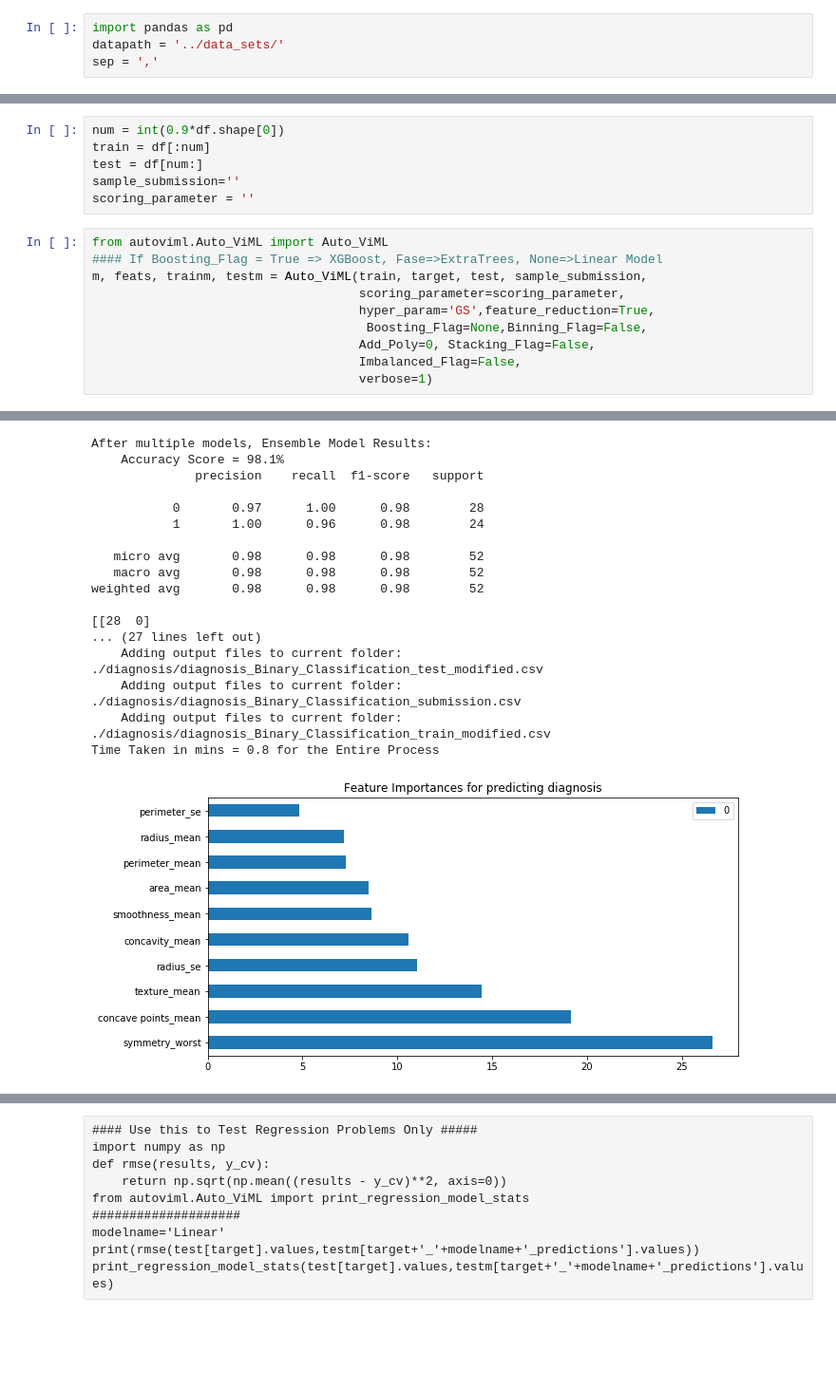
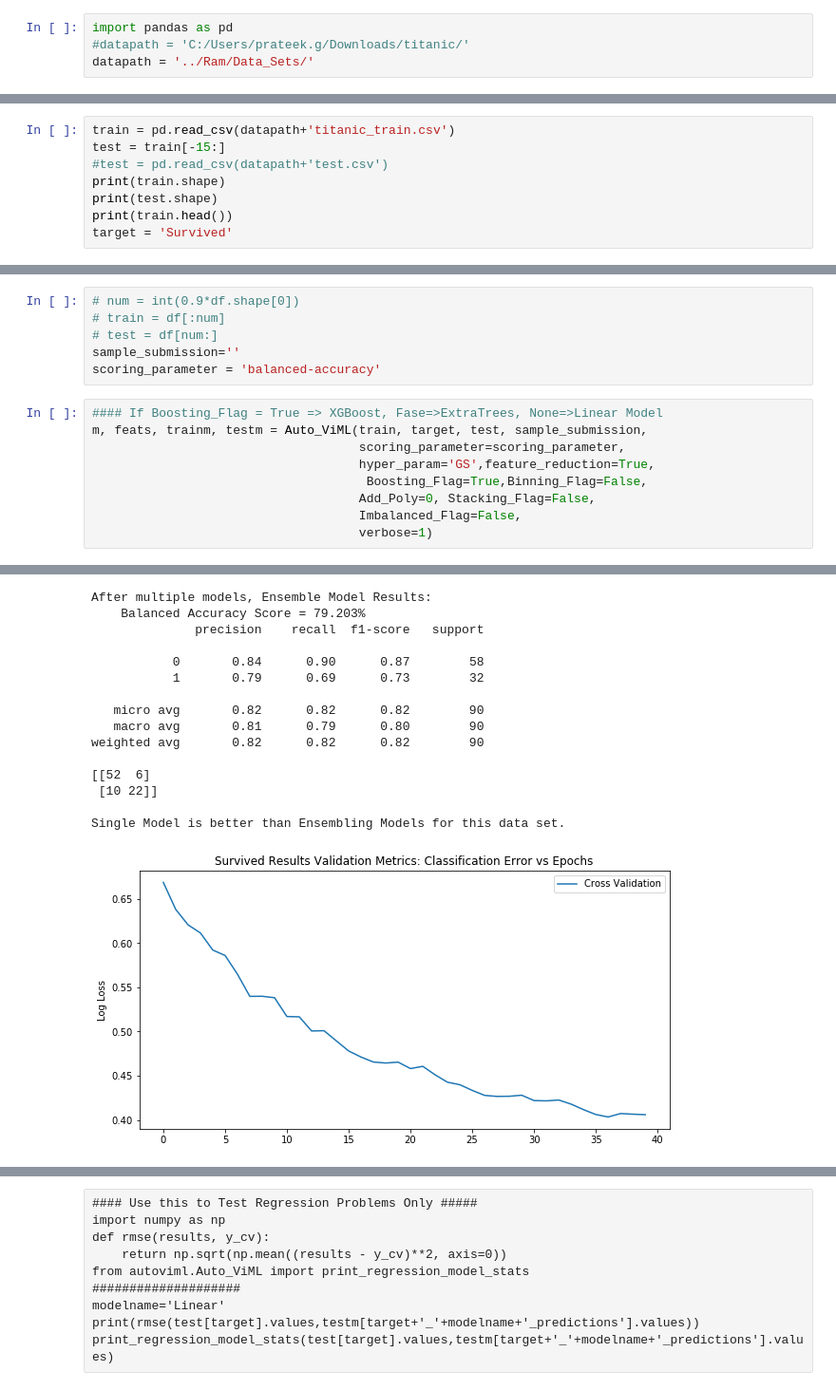
Before and after one commit to AutoViML/Auto_ViML, a Jupyter notebook: Auto_ViML_Demo.ipynb, the cells around one changed output, grey strips where cells are left out. Shown at 95% size. Cells and saved outputs as stored; diff of their text form; blank space fills up the shorter version.

```diff
--- a/Auto_ViML_Demo.ipynb
+++ b/Auto_ViML_Demo.ipynb
@@ -8,4 +1,4 @@ Dataset Found here: https://archive.ics.uci.edu/ml/datasets/Breast+Cancer+Wiscon
 # %%
 import pandas as pd
-datapath = '../data_sets/'
-sep = ','
+#datapath = 'C:/Users/prateek.g/Downloads/titanic/'
+datapath = '../Ram/Data_Sets/'
@@ -28,0 +20,8 @@ df.head()
+# %%
+train = pd.read_csv(datapath+'titanic_train.csv')
+test = train[-15:]
+#test = pd.read_csv(datapath+'test.csv')
+print(train.shape)
+print(test.shape)
+print(train.head())
+target = 'Survived'
@@ -29,16 +46,15 @@ df.head()
 # %%
-num = int(0.9*df.shape[0])
-train = df[:num]
-test = df[num:]
+# num = int(0.9*df.shape[0])
+# train = df[:num]
+# test = df[num:]
 sample_submission=''
-scoring_parameter = ''
+scoring_parameter = 'balanced-accuracy'
 # %%
-from autoviml.Auto_ViML import Auto_ViML
 #### If Boosting_Flag = True => XGBoost, Fase=>ExtraTrees, None=>Linear Model
 m, feats, trainm, testm = Auto_ViML(train, target, test, sample_submission,
                                     scoring_parameter=scoring_parameter,
                                     hyper_param='GS',feature_reduction=True,
-                                     Boosting_Flag=None,Binning_Flag=False,
+                                     Boosting_Flag=True,Binning_Flag=False,
                                     Add_Poly=0, Stacking_Flag=False,
                                     Imbalanced_Flag=False,
                                     verbose=1)
@@ -67,18 +83,16 @@ Macro F1 score, averaged over all classes: 1.00
 After multiple models, Ensemble Model Results:
-    Accuracy Score = 98.1%
+    Balanced Accuracy Score = 79.203%
               precision    recall  f1-score   support
 
-           0       0.97      1.00      0.98        28
-           1       1.00      0.96      0.98        24
+           0       0.84      0.90      0.87        58
+           1       0.79      0.69      0.73        32
 
-   micro avg       0.98      0.98      0.98        52
-   macro avg       0.98      0.98      0.98        52
-weighted avg       0.98      0.98      0.98        52
+   micro avg       0.82      0.82      0.82        90
+   macro avg       0.81      0.79      0.80        90
+weighted avg       0.82      0.82      0.82        90
 
-[[28  0]
-... (27 lines left out)
-    Adding output files to current folder: ./diagnosis/diagnosis_Binary_Classification_test_modified.csv
-    Adding output files to current folder: ./diagnosis/diagnosis_Binary_Classification_submission.csv
-    Adding output files to current folder: ./diagnosis/diagnosis_Binary_Classification_train_modified.csv
-Time Taken in mins = 0.8 for the Entire Process
+[[52  6]
+ [10 22]]
+
+Single Model is better than Ensembling Models for this data set.
-[figure, old version]
+[figure, new version]
```
Also changed, not shown: parts of 7 cells of this notebook, 3 other files.
